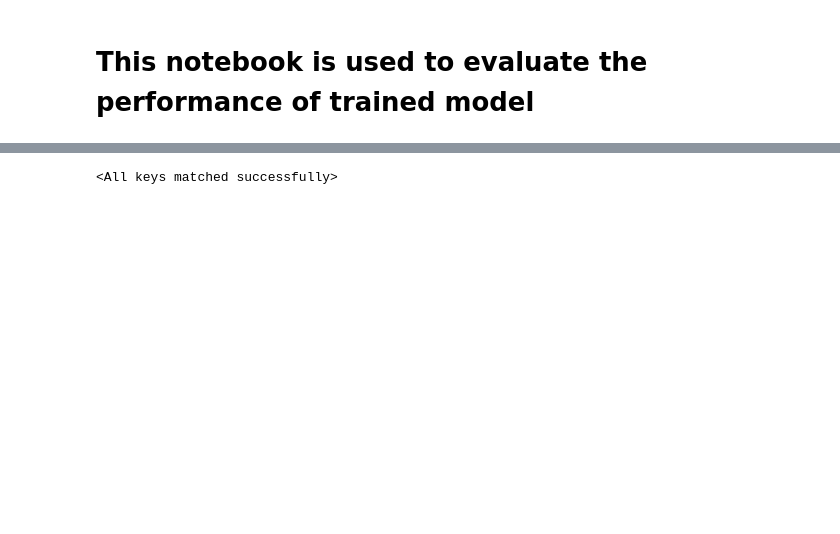
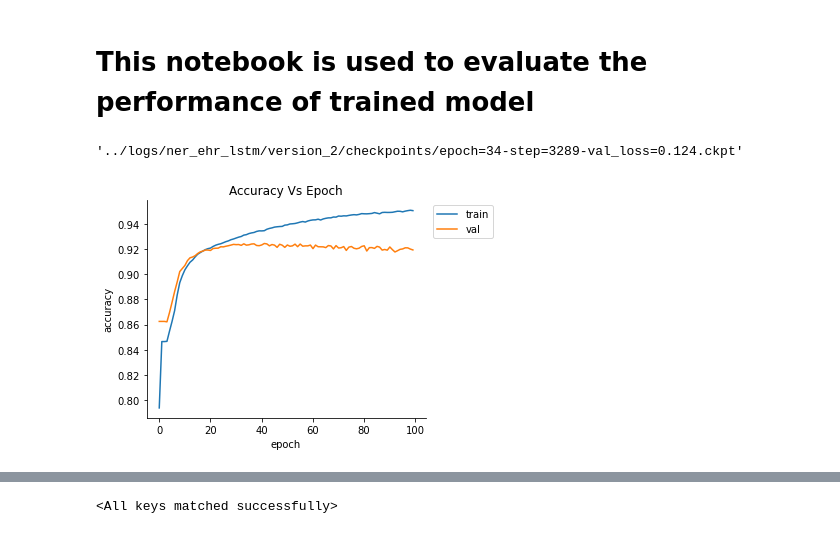
Before and after one commit to nitinkmittal/ner_ehr, a Jupyter notebook: notebooks/Evaluation.ipynb, the cells around one changed output, grey strips where cells are left out. Saved outputs shown, nothing was run; the diff lists cells and outputs as text; code cells hidden in the pictures; blank space fills up the shorter version.

```diff
--- a/notebooks/Evaluation.ipynb
+++ b/notebooks/Evaluation.ipynb
@@ -16,0 +34,14 @@ metrics = pd.read_csv(
+# %%
+LOG_DIR = "../logs/ner_ehr_lstm"
+VERSION = 2
+DEFAULT_DEVICE_TYPE = torch.device(
+    "cuda:0" if torch.cuda.is_available() else "cpu")
+PROCESSED_DIR_TEST = "../processed/test"
+
+hparams = yaml.safe_load(
+    open(os.path.join(LOG_DIR, f"version_{VERSION}", "hparams.yaml")))
+
+ckpt = glob(os.path.join(LOG_DIR, f"version_{VERSION}", "checkpoints", "*.ckpt"))[0]
+ckpt
+# %% [output]
+'../logs/ner_ehr_lstm/version_2/checkpoints/epoch=34-step=3289-val_loss=0.124.ckpt'
@@ -17 +54,24 @@ metrics = pd.read_csv(
+# %%
+metrics = pd.read_csv(
+    os.path.join(LOG_DIR, f"version_{VERSION}", "metrics.csv"),
+    engine="python")
+
+fig, ax = plt.subplots(figsize=(5, 4))
+ax.plot(
+    metrics[~metrics["train_acc_epoch"].isna()]["epoch"],
+    metrics[~metrics["train_acc_epoch"].isna()]["train_acc_epoch"],
+    label="train")
+
+ax.plot(
+    metrics[~metrics["val_acc_epoch"].isna()]["epoch"],
+    metrics[~metrics["val_acc_epoch"].isna()]["val_acc_epoch"],
+    label="val")
+ax.legend(bbox_to_anchor=(1.01, 1.))
+ax.set_xlabel("epoch")
+ax.set_ylabel("accuracy")
+ax.set_title("Accuracy Vs Epoch")
+sns.despine(ax=ax)
+plt.show()
+# %% [output]
+[figure, added]
 # %%
```
Also changed, not shown: parts of 26 cells of this notebook.
